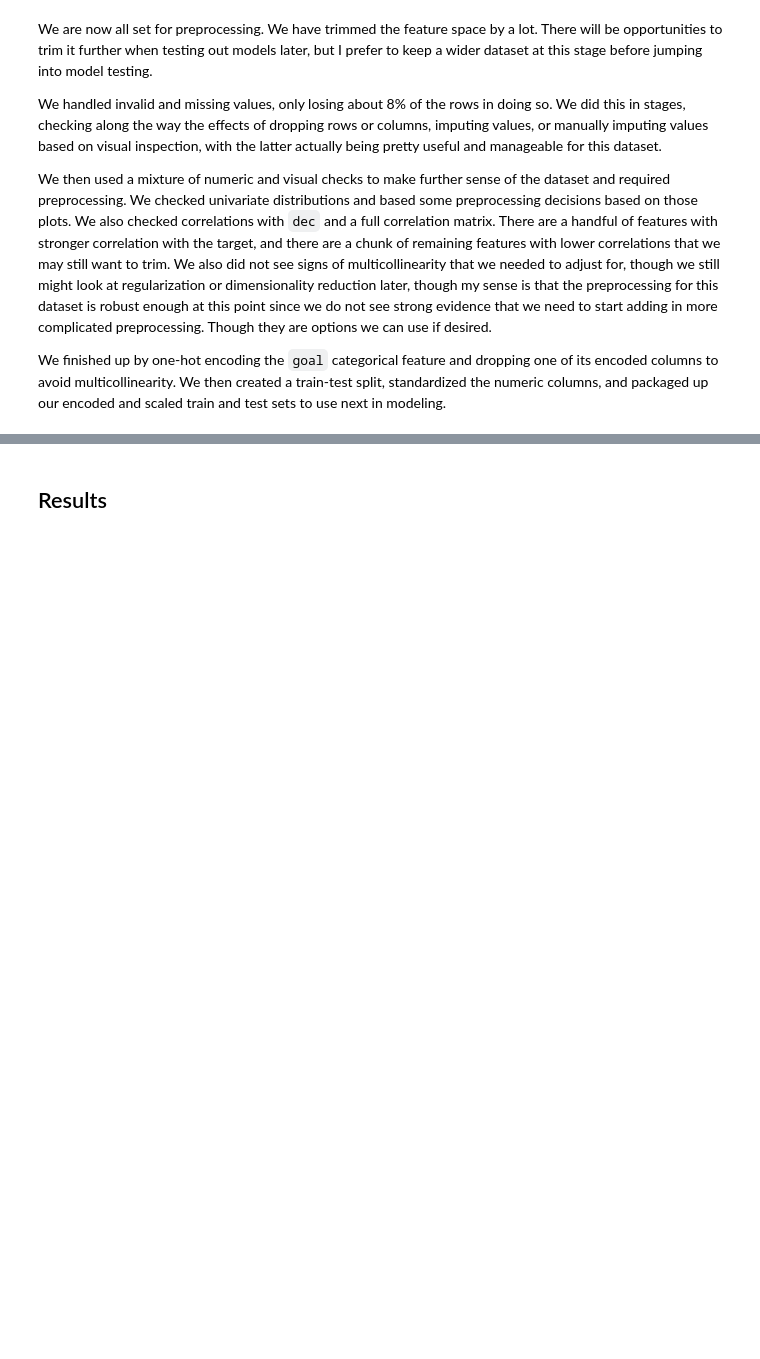
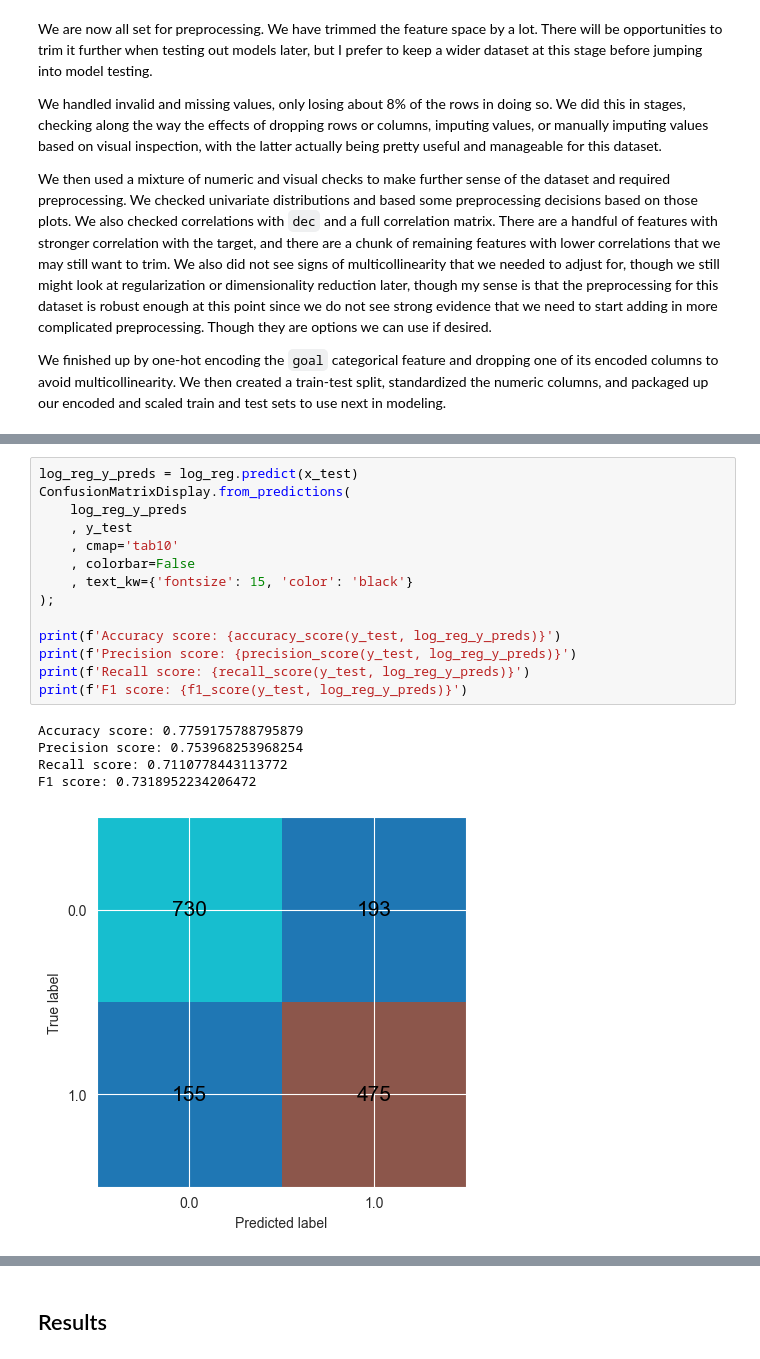
Before and after one commit to jhleakakos/msds-supervised-learning-final, a Jupyter notebook: speedy_dates.ipynb, the cells around one changed output, grey strips where cells are left out. Saved outputs shown, nothing was run; the diff lists cells and outputs as text; blank space fills up the shorter version.

```diff
--- a/speedy_dates.ipynb
+++ b/speedy_dates.ipynb
@@ -729,0 +798,20 @@ Originally SVMs were at the top of my list for this problem because of the size
+# %%
+log_reg_y_preds = log_reg.predict(x_test)
+ConfusionMatrixDisplay.from_predictions(
+    log_reg_y_preds
+    , y_test
+    , cmap='tab10'
+    , colorbar=False
+    , text_kw={'fontsize': 15, 'color': 'black'}
+);
+
+print(f'Accuracy score: {accuracy_score(y_test, log_reg_y_preds)}')
+print(f'Precision score: {precision_score(y_test, log_reg_y_preds)}')
+print(f'Recall score: {recall_score(y_test, log_reg_y_preds)}')
+print(f'F1 score: {f1_score(y_test, log_reg_y_preds)}')
+# %% [output]
+Accuracy score: 0.7759175788795879
+Precision score: 0.753968253968254
+Recall score: 0.7110778443113772
+F1 score: 0.7318952234206472
+[figure, added]
```
Also changed, not shown: parts of 12 cells of this notebook, 1 other file.
